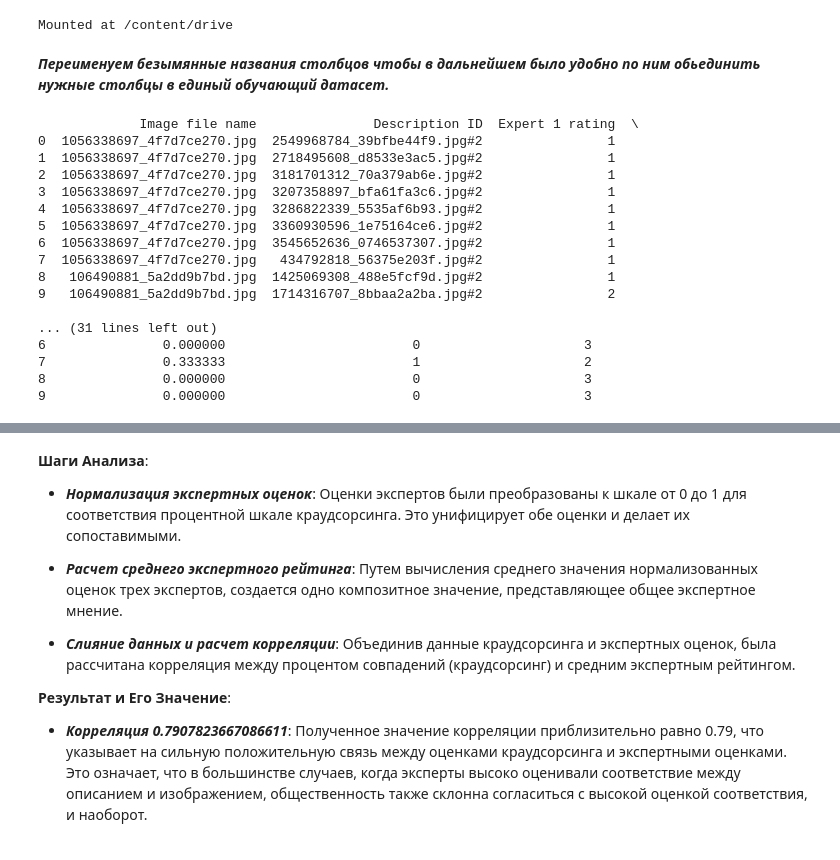
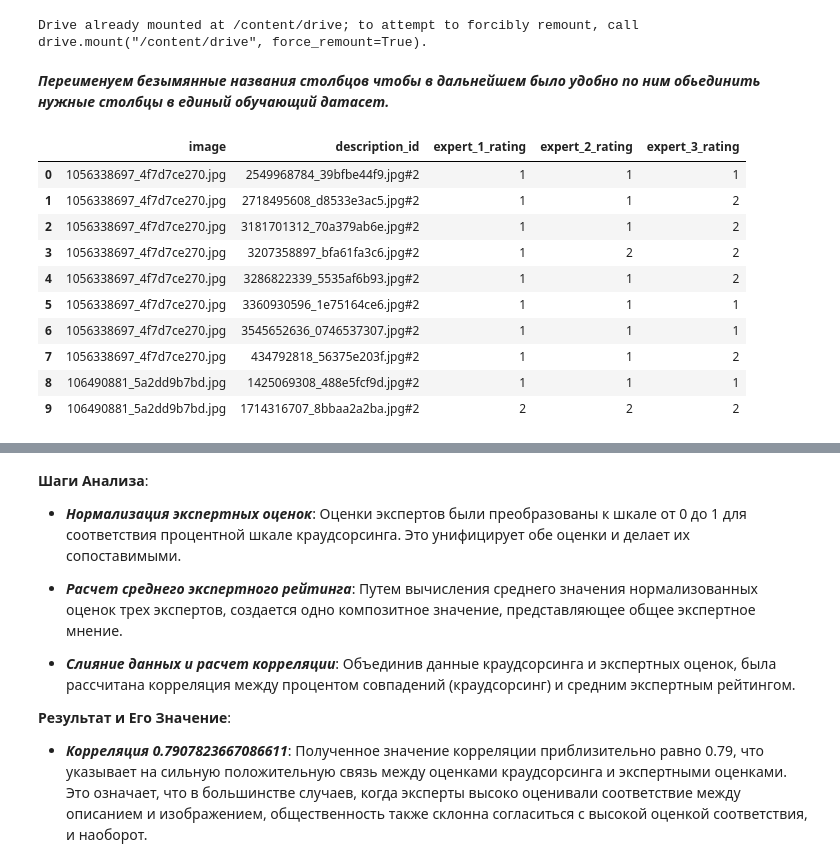
Before and after one commit to GasimV/Text-Image-Matching, a Jupyter notebook: text_image_matching.ipynb, the cells around one changed output, grey strips where cells are left out. Saved outputs shown, nothing was run; the diff lists cells and outputs as text; code cells hidden in the pictures.

```diff
--- a/text_image_matching.ipynb
+++ b/text_image_matching.ipynb
@@ -38,8 +21,3 @@ from sklearn.metrics import mean_squared_error, r2_score
 from tensorflow.keras.models import Sequential
 from tensorflow.keras.layers import Dense
 import matplotlib.pyplot as plt
-# %%
-from google.colab import drive
-drive.mount('/content/drive')
-# %% [output]
-Mounted at /content/drive
@@ -50 +24,9 @@ crowd_annotations_path = '/content/drive/My Drive/CrowdAnnotations.tsv'
+# %%
+# Определим константу для пути к данным. Замените «My Drive» фактическим путем к вашей директории данных.
+DATA_PATH = '/content/drive/My Drive'
+
+# Подключимся к Google Drive
+drive.mount('/content/drive')
+# %% [output]
+Drive already mounted at /content/drive; to attempt to forcibly remount, call drive.mount("/content/drive", force_remount=True).
 # %%
@@ -56,40 +42,34 @@ crowd_annotations_df = pd.read_csv(crowd_annotations_path, sep='\t', header=None
 # %%
 # Именование столбцов файла CrowdAnnotations.tsv согласно приведенному описанию.
 crowd_annotations_df.columns = [
-    'Image file name',
-    'Description ID',
-    'Percentage of matches',
-    'Number of confirmations',
-    'Number of rejections'
+    'image',
+    'description_id',
+    'percentage_of_matches',
+    'number_of_confirmations',
+    'number_of_rejections'
 ]
 
 # Именование столбцов файла ExpertAnnotations.tsv согласно приведенному описанию.
 expert_annotations_df.columns = [
-    'Image file name',
-    'Description ID',
-    'Expert 1 rating',
-    'Expert 2 rating',
-    'Expert 3 rating'
+    'image',
+    'description_id',
+    'expert_1_rating',
+    'expert_2_rating',
+    'expert_3_rating'
 ]
 
-print(expert_annotations_df.head(10))
+display(expert_annotations_df.head(10))
 print()
-print(crowd_annotations_df.head(10))
+display(crowd_annotations_df.head(10))
 # %% [output]
-             Image file name               Description ID  Expert 1 rating  \
-0  1056338697_4f7d7ce270.jpg  2549968784_39bfbe44f9.jpg#2                1
-1  1056338697_4f7d7ce270.jpg  2718495608_d8533e3ac5.jpg#2                1
-2  1056338697_4f7d7ce270.jpg  3181701312_70a379ab6e.jpg#2                1
-3  1056338697_4f7d7ce270.jpg  3207358897_bfa61fa3c6.jpg#2                1
-4  1056338697_4f7d7ce270.jpg  3286822339_5535af6b93.jpg#2                1
-5  1056338697_4f7d7ce270.jpg  3360930596_1e75164ce6.jpg#2                1
-6  1056338697_4f7d7ce270.jpg  3545652636_0746537307.jpg#2                1
-7  1056338697_4f7d7ce270.jpg   434792818_56375e203f.jpg#2                1
-8   106490881_5a2dd9b7bd.jpg  1425069308_488e5fcf9d.jpg#2                1
-9   106490881_5a2dd9b7bd.jpg  1714316707_8bbaa2a2ba.jpg#2                2
-
-... (31 lines left out)
-6               0.000000                        0                     3
-7               0.333333                        1                     2
-8               0.000000                        0                     3
-9               0.000000                        0                     3
+|  | image | description_id | expert_1_rating | expert_2_rating | expert_3_rating |
+| 0 | 1056338697_4f7d7ce270.jpg | 2549968784_39bfbe44f9.jpg#2 | 1 | 1 | 1 |
+| 1 | 1056338697_4f7d7ce270.jpg | 2718495608_d8533e3ac5.jpg#2 | 1 | 1 | 2 |
+| 2 | 1056338697_4f7d7ce270.jpg | 3181701312_70a379ab6e.jpg#2 | 1 | 1 | 2 |
+| 3 | 1056338697_4f7d7ce270.jpg | 3207358897_bfa61fa3c6.jpg#2 | 1 | 2 | 2 |
+| 4 | 1056338697_4f7d7ce270.jpg | 3286822339_5535af6b93.jpg#2 | 1 | 1 | 2 |
+| 5 | 1056338697_4f7d7ce270.jpg | 3360930596_1e75164ce6.jpg#2 | 1 | 1 | 1 |
+| 6 | 1056338697_4f7d7ce270.jpg | 3545652636_0746537307.jpg#2 | 1 | 1 | 1 |
+| 7 | 1056338697_4f7d7ce270.jpg | 434792818_56375e203f.jpg#2 | 1 | 1 | 2 |
+| 8 | 106490881_5a2dd9b7bd.jpg | 1425069308_488e5fcf9d.jpg#2 | 1 | 1 | 1 |
+| 9 | 106490881_5a2dd9b7bd.jpg | 1714316707_8bbaa2a2ba.jpg#2 | 2 | 2 | 2 |
```
Also changed, not shown: parts of 24 cells of this notebook, 1 other file.
